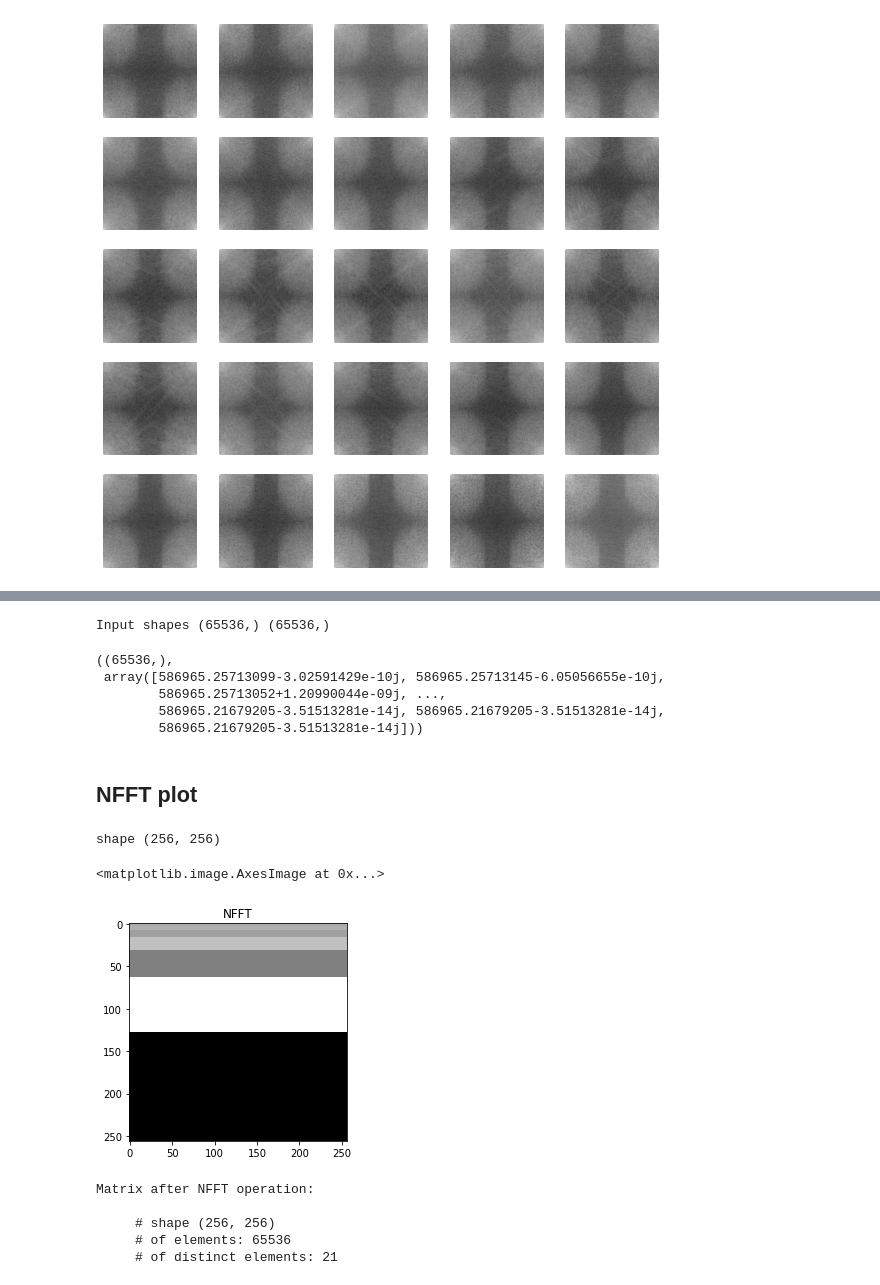
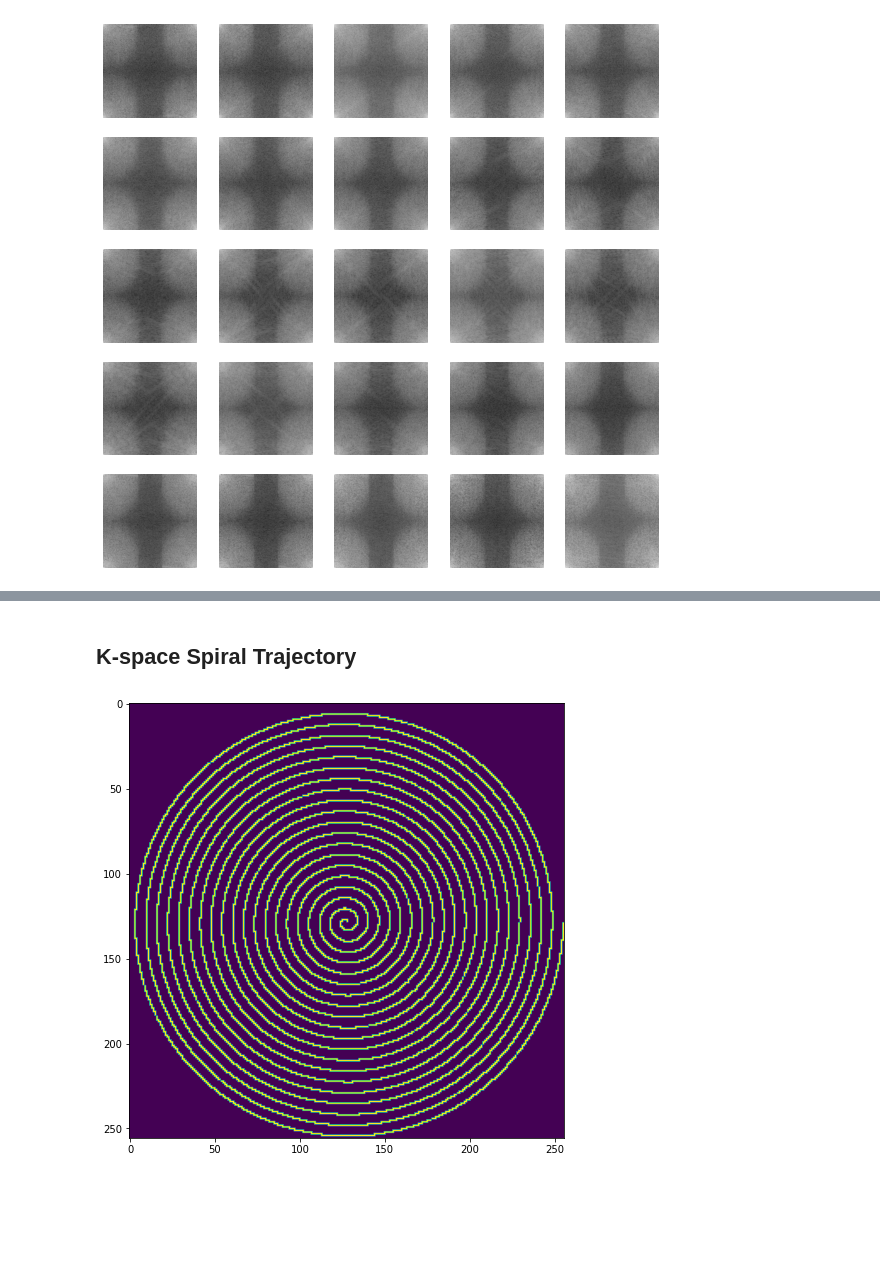
Before and after one commit to gabrielziegler3/CoDePPI, a Jupyter notebook: demos/get-distances.ipynb, the cells around one changed output, grey strips where cells are left out. Cells and saved outputs as stored; diff of their text form; code cells hidden in the pictures; blank space fills up the shorter version.

Commit message:
Add K Space measurements and minimum energy functions
Signed-off-by: Gabriel Ziegler <gabrielziegler3@gmail.com>

```diff
--- a/demos/get-distances.ipynb
+++ b/demos/get-distances.ipynb
@@ -121,41 +73,10 @@ transformed_imgs[0].shape, flattened.shape
-# %%
-x = np.arange(len(flattened))
-f_k = flattened
-
-print("Input shapes", x.shape, f_k.shape)
-
-# non-equispaced fast Fourier transform
-nfft_res = nfft(x, f_k)
-nfft_res.shape, nfft_res
-# %% [output]
-Input shapes (65536,) (65536,)
-((65536,),
- array([586965.25713099-3.02591429e-10j, 586965.25713145-6.05056655e-10j,
-        586965.25713052+1.20990044e-09j, ...,
-        586965.21679205-3.51513281e-14j, 586965.21679205-3.51513281e-14j,
-        586965.21679205-3.51513281e-14j]))
-# %% [markdown]
-## NFFT plot
-# %%
-reshaped = nfft_res.reshape(transformed_imgs[0].shape)
-# res_transform = np.fft.fft2(reshaped)
-# res_transform_shift = np.fft.fftshift(reshaped)
-print("shape {}".format(reshaped.shape))
-res = transformed_imgs[0] = 20 * np.log(np.abs(reshaped))
-plt.title('NFFT')
-plt.imshow(res, cmap = 'gray')
-# %% [output]
-shape (256, 256)
-<matplotlib.image.AxesImage at 0x...>
-[figure, removed]
-# %%
-print("Matrix after NFFT operation:\n\n \
-    # shape {}\n \
-    # of elements: {}\n \
-    # of distinct elements: {}".format(res.shape, len(res.flatten()), len(set(res.flatten()))))
-# %% [output]
-Matrix after NFFT operation:
-
-     # shape (256, 256)
-     # of elements: 65536
-     # of distinct elements: 21
+# %% [markdown]
+## K-space Spiral Trajectory
+# %%
+img_size = 256
+samples_rows, i, j, I =  spiral_samples_trajectory(width=img_size, height=img_size, n_turns=20)
+
+plt.figure(figsize=(8,8))
+_ = plt.imshow(np.fft.fftshift(I))
+# %% [output]
+[figure, added]
```
Also changed, not shown: parts of 15 cells of this notebook, 2 other files.
